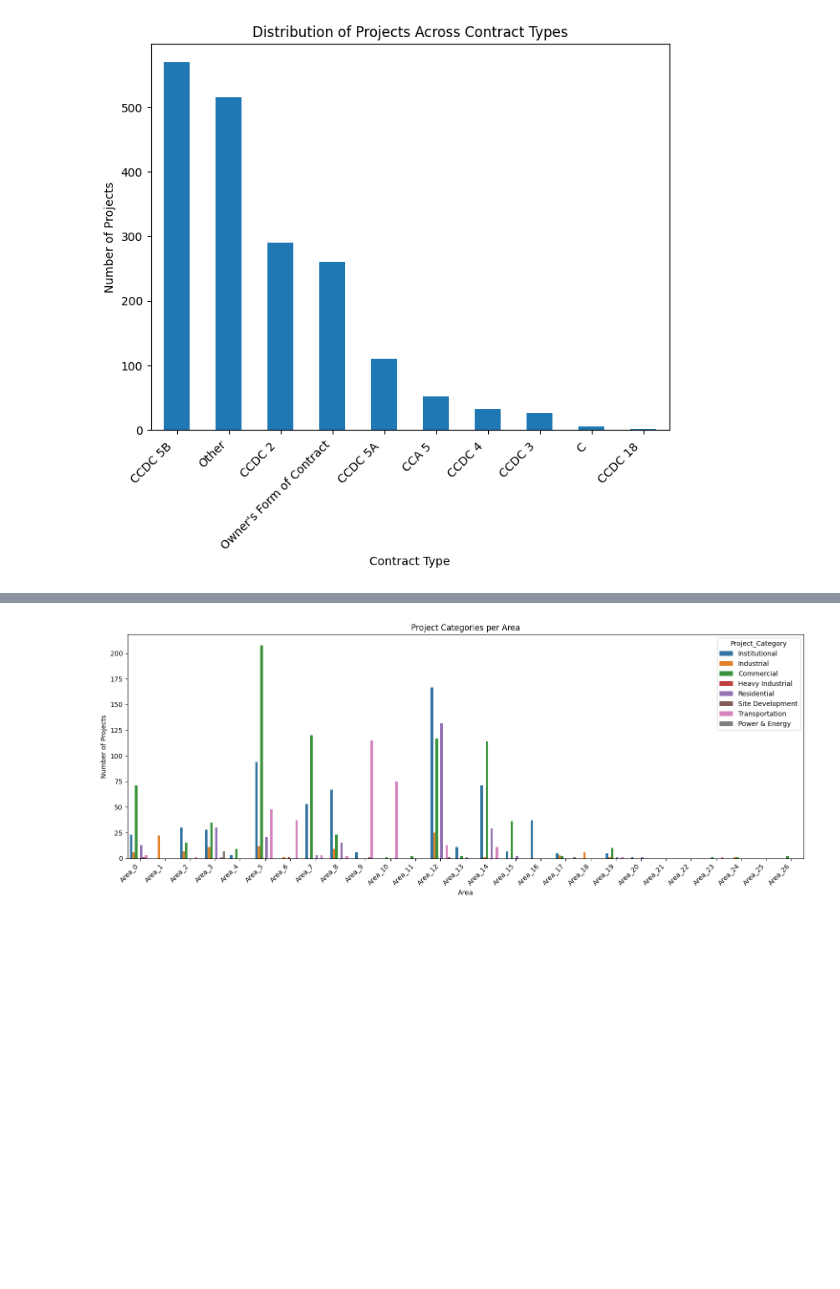
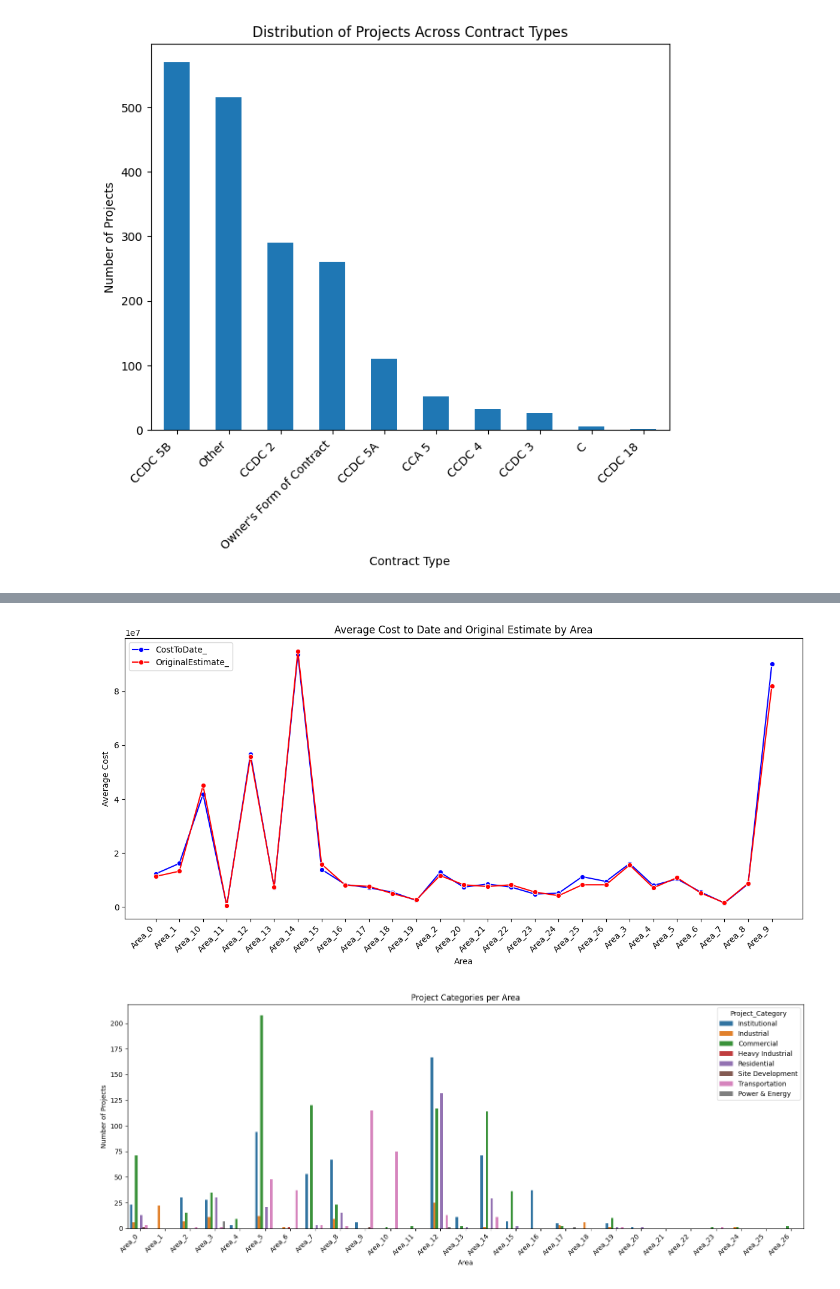
Before and after one commit to Shakib-IO/Python, a Jupyter notebook: EllisDon_Assessment.ipynb, the cells around one changed output, grey strips where cells are left out. Cells and saved outputs as stored; diff of their text form; code cells hidden in the pictures; blank space fills up the shorter version.

```diff
--- a/EllisDon_Assessment.ipynb
+++ b/EllisDon_Assessment.ipynb
@@ -175,3 +192,22 @@ plt.show()
+# %%
+# prompt: plot a line grraph for connection between Area_ need to groupeby area and CostToDate_ and OriginalEstimate_ use seaborn and use different colors
+
+# Group by 'Area_' and calculate the mean of 'CostToDate_' and 'OriginalEstimate_'
+area_cost_data = df.groupby('Area_').agg({'CostToDate_': 'mean', 'OriginalEstimate_': 'mean'}).reset_index()
+
+# Create the line plot with different colors for 'CostToDate_' and 'OriginalEstimate_'
+plt.figure(figsize=(12, 6))
+sns.lineplot(x='Area_', y='CostToDate_', data=area_cost_data, marker='o', label='CostToDate_', color='blue')
+sns.lineplot(x='Area_', y='OriginalEstimate_', data=area_cost_data, marker='o', label='OriginalEstimate_', color='red')
+plt.title('Average Cost to Date and Original Estimate by Area')
+plt.xlabel('Area')
+plt.ylabel('Average Cost')
+plt.xticks(rotation=45, ha='right')
+plt.legend()
+plt.tight_layout()
+plt.show()
+# %% [output]
+[figure, added]
 # %%
 #Area_ vs Project_Categoty
 
```
Also changed, not shown: parts of 2 cells of this notebook.
